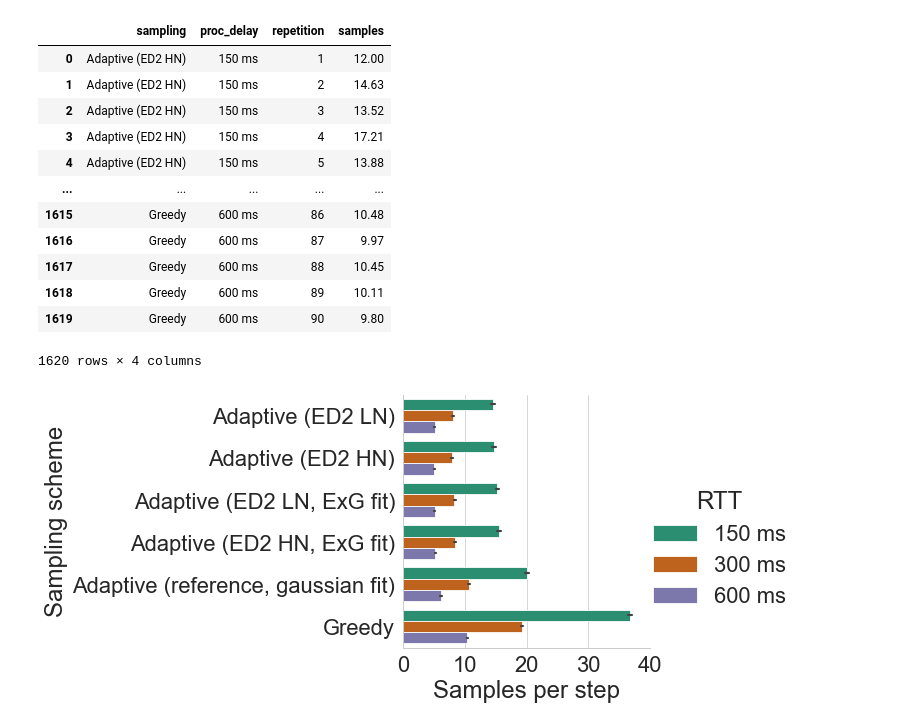
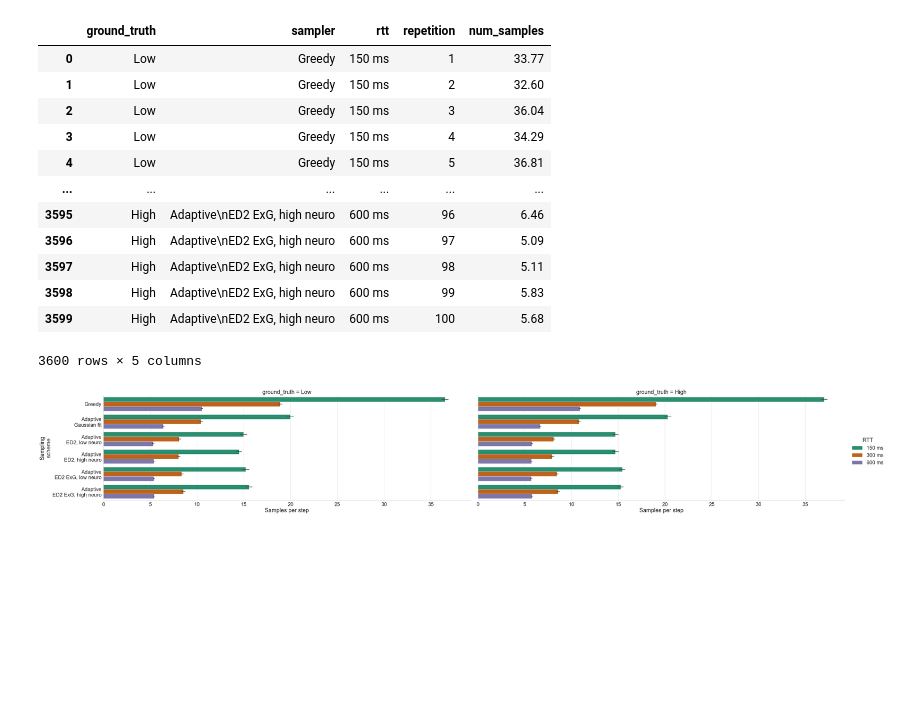
Before and after one commit to vnmo/EdgeDroid2, a Jupyter notebook: analysis/junjues_sampling.ipynb, the cells around one changed output. Drawn from its saved outputs; the diff is of its cells as text; code cells hidden in the pictures; blank space fills up the shorter version.

Commit message:
plotting

```diff
--- a/analysis/junjues_sampling.ipynb
+++ b/analysis/junjues_sampling.ipynb
@@ -212,43 +149,47 @@ sns.set_context("paper", font_scale=2.5)
 sns.set_palette("Dark2")
 # %%
 # mean number of samples per rep
-samples_per_rep = results.groupby(["sampling", "proc_delay", "repetition"])["samples"].mean().reset_index()
-samples_per_rep["proc_delay"] = samples_per_rep["proc_delay"].apply(lambda e: f"{int(e * 1000):} ms").astype(str)
+samples_per_rep = results.groupby(["ground_truth", "sampler", "rtt", "repetition"])["num_samples"].mean().reset_index()
+samples_per_rep["rtt"] = samples_per_rep["rtt"].apply(lambda e: f"{int(e * 1000):} ms").astype(str)
 samples_per_rep
 # %% [output]
-|  | sampling | proc_delay | repetition | samples |
-| 0 | Adaptive (ED2 HN) | 150 ms | 1 | 12.00 |
-| 1 | Adaptive (ED2 HN) | 150 ms | 2 | 14.63 |
-| 2 | Adaptive (ED2 HN) | 150 ms | 3 | 13.52 |
-| 3 | Adaptive (ED2 HN) | 150 ms | 4 | 17.21 |
-| 4 | Adaptive (ED2 HN) | 150 ms | 5 | 13.88 |
-| ... | ... | ... | ... | ... |
-| 1615 | Greedy | 600 ms | 86 | 10.48 |
-| 1616 | Greedy | 600 ms | 87 | 9.97 |
-| 1617 | Greedy | 600 ms | 88 | 10.45 |
-| 1618 | Greedy | 600 ms | 89 | 10.11 |
-| 1619 | Greedy | 600 ms | 90 | 9.80 |
+|  | ground_truth | sampler | rtt | repetition | num_samples |
+| 0 | Low | Greedy | 150 ms | 1 | 33.77 |
+| 1 | Low | Greedy | 150 ms | 2 | 32.60 |
+| 2 | Low | Greedy | 150 ms | 3 | 36.04 |
+| 3 | Low | Greedy | 150 ms | 4 | 34.29 |
+| 4 | Low | Greedy | 150 ms | 5 | 36.81 |
+| ... | ... | ... | ... | ... | ... |
+| 3595 | High | Adaptive\nED2 ExG, high neuro | 600 ms | 96 | 6.46 |
+| 3596 | High | Adaptive\nED2 ExG, high neuro | 600 ms | 97 | 5.09 |
+| 3597 | High | Adaptive\nED2 ExG, high neuro | 600 ms | 98 | 5.11 |
+| 3598 | High | Adaptive\nED2 ExG, high neuro | 600 ms | 99 | 5.83 |
+| 3599 | High | Adaptive\nED2 ExG, high neuro | 600 ms | 100 | 5.68 |
-1620 rows × 4 columns
+3600 rows × 5 columns
 # %%
-import numpy as np
+# import numpy as np
+
+# order = ["Adaptive (ED2 LN)", "Adaptive (ED2 HN)", "Adaptive (ED2 LN, ExG fit)", "Adaptive (ED2 HN, ExG fit)",
+#          "Adaptive (reference, gaussian fit)", "Greedy"]
 
 fg = sns.catplot(
     kind="bar",
     # join=False,
     data=samples_per_rep,
-    x="samples",
-    hue="proc_delay",
-    y="sampling",
-    order=["Adaptive (ED2 LN)", "Adaptive (ED2 HN)", "Adaptive (ED2 LN, ExG fit)", "Adaptive (ED2 HN, ExG fit)", "Adaptive (reference, gaussian fit)", "Greedy"],
-    aspect=2,
-    height=5,
+    x="num_samples",
+    hue="rtt",
+    y="sampler",
+    # order=order,
+    col="ground_truth",
+    aspect=3,
+    height=8,
 )
-fg.set(xticks=np.linspace(0, 40, 5))
+# fg.set(xticks=np.linspace(0, 40, 5))
 fg.legend.set_title("RTT")
-fg.set_axis_labels("Samples per step", "Sampling scheme")
+fg.set_axis_labels("Samples per step", "Sampling\nscheme")
 # for ax in fg.axes.flat:
 #     for i in ax.containers:
 #         ax.bar_label(i, padding=-50, fmt="%0.2f")
 plt.show()
 # %% [output]
-[figure, old version]
+[figure, new version]
```
Also changed, not shown: parts of 5 cells of this notebook, 4 other files.
